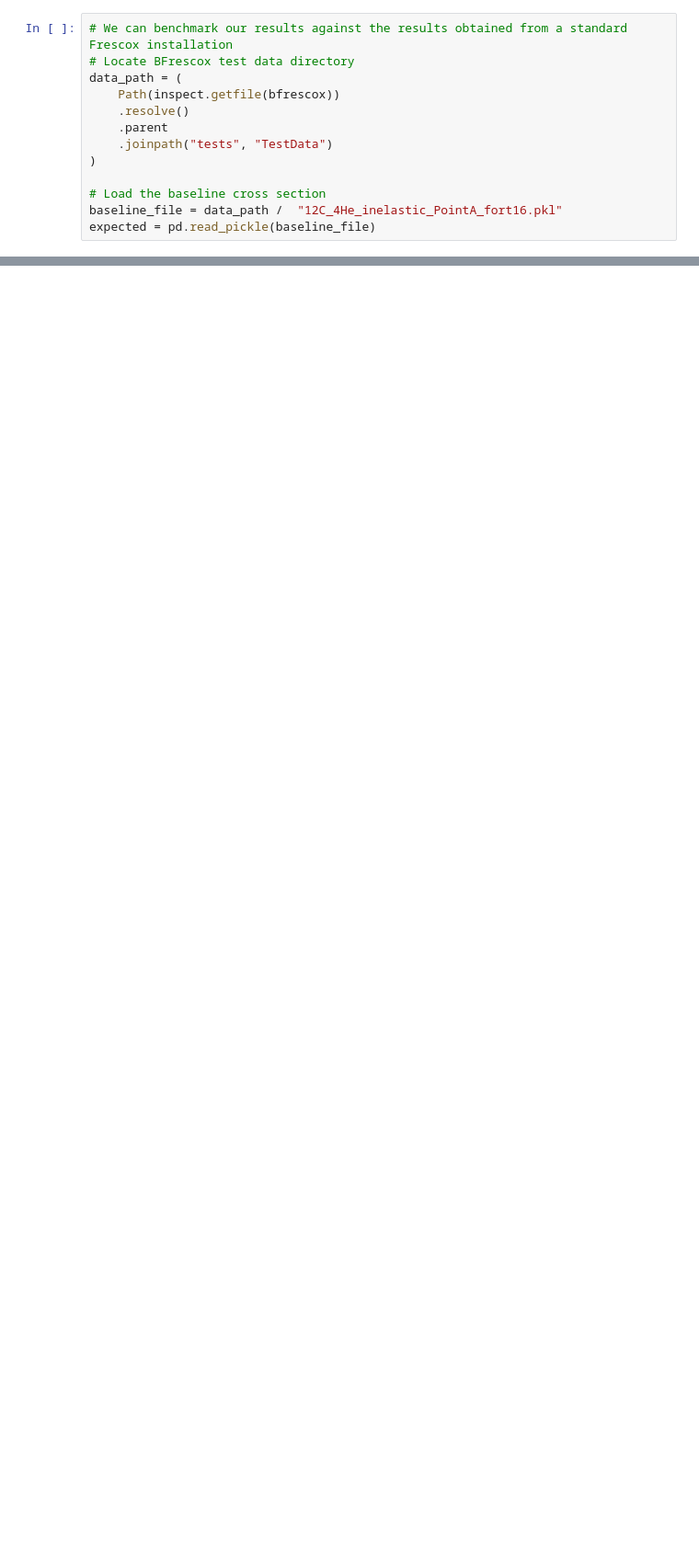
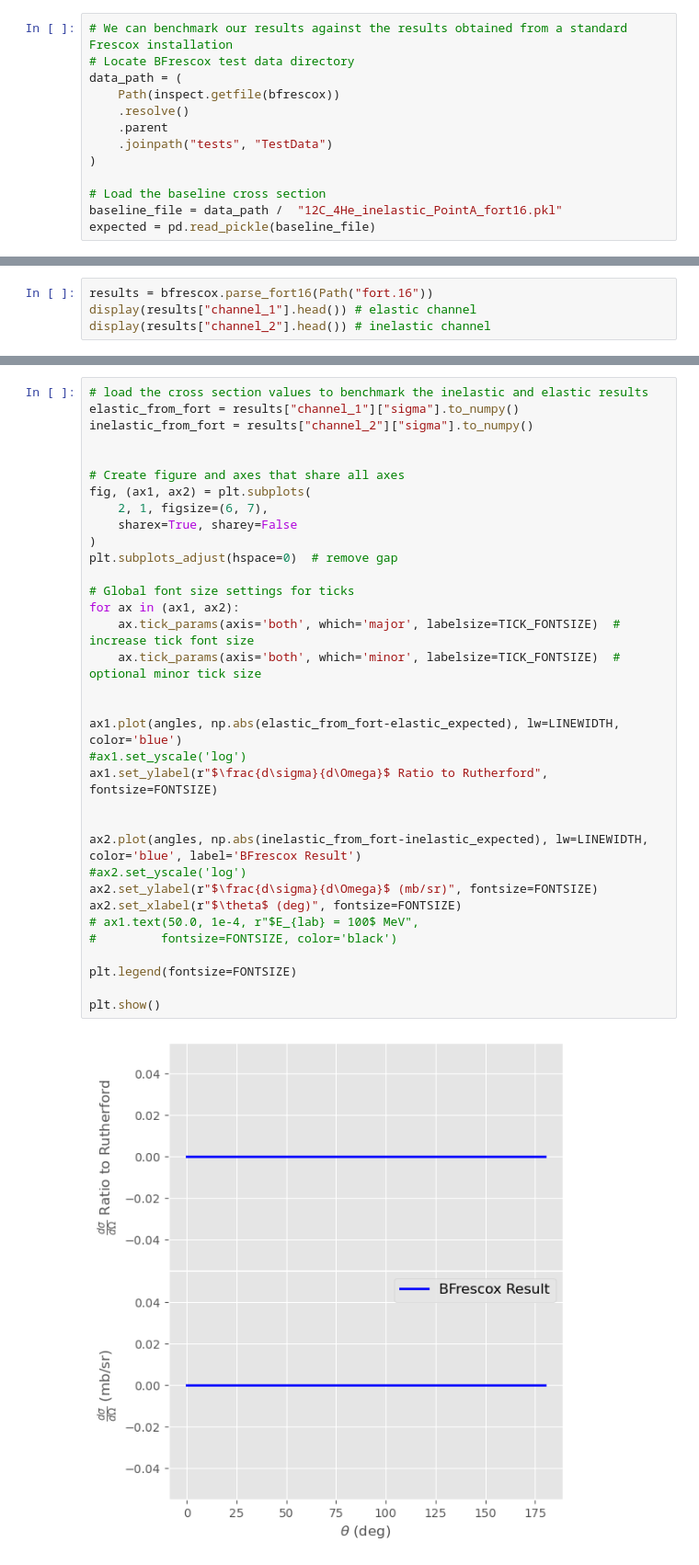
Before and after one commit to bandframework/Bfrescox, a Jupyter notebook: book/notebooks/inelastic_from_template_example.ipynb, the cells around one changed output, grey strips where cells are left out. Shown at 92% size. Saved outputs shown, nothing was run; the diff lists cells and outputs as text; blank space fills up the shorter version.

```diff
--- a/book/notebooks/inelastic_from_template_example.ipynb
+++ b/book/notebooks/inelastic_from_template_example.ipynb
@@ -275,0 +382,4 @@ print(results["channel_2"].head())
+# %%
+results = bfrescox.parse_fort16(Path("fort.16"))
+display(results["channel_1"].head()) # elastic channel
+display(results["channel_2"].head()) # inelastic channel
@@ -275,0 +401,36 @@ print(results["channel_2"].head())
+# %%
+# load the cross section values to benchmark the inelastic and elastic results
+elastic_from_fort = results["channel_1"]["sigma"].to_numpy()
+inelastic_from_fort = results["channel_2"]["sigma"].to_numpy()
+
+
+# Create figure and axes that share all axes
+fig, (ax1, ax2) = plt.subplots(
+    2, 1, figsize=(6, 7),
+    sharex=True, sharey=False
+)
+plt.subplots_adjust(hspace=0)  # remove gap
+
+# Global font size settings for ticks
+for ax in (ax1, ax2):
+    ax.tick_params(axis='both', which='major', labelsize=TICK_FONTSIZE)  # increase tick font size
+    ax.tick_params(axis='both', which='minor', labelsize=TICK_FONTSIZE)  # optional minor tick size
+
+
+ax1.plot(angles, np.abs(elastic_from_fort-elastic_expected), lw=LINEWIDTH, color='blue')
+#ax1.set_yscale('log')
+ax1.set_ylabel(r"$\frac{d\sigma}{d\Omega}$ Ratio to Rutherford", fontsize=FONTSIZE)
+
+
+ax2.plot(angles, np.abs(inelastic_from_fort-inelastic_expected), lw=LINEWIDTH, color='blue', label='BFrescox Result')
+#ax2.set_yscale('log')
+ax2.set_ylabel(r"$\frac{d\sigma}{d\Omega}$ (mb/sr)", fontsize=FONTSIZE)
+ax2.set_xlabel(r"$\theta$ (deg)", fontsize=FONTSIZE)
+# ax1.text(50.0, 1e-4, r"$E_{lab} = 100$ MeV",
+#         fontsize=FONTSIZE, color='black')
+
+plt.legend(fontsize=FONTSIZE)
+
+plt.show()
+# %% [output]
+[figure, added]
```
Also changed, not shown: parts of 34 cells of this notebook, 25 other files.
